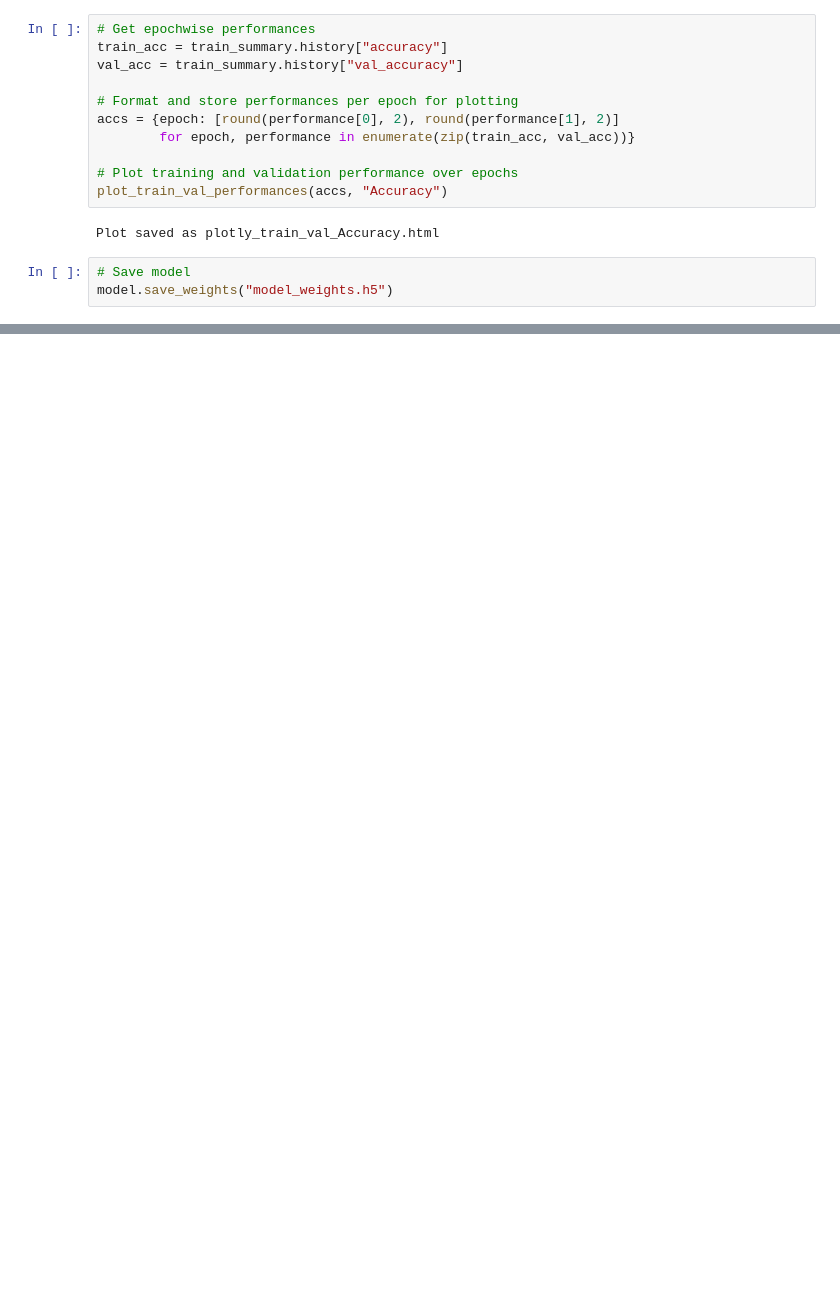
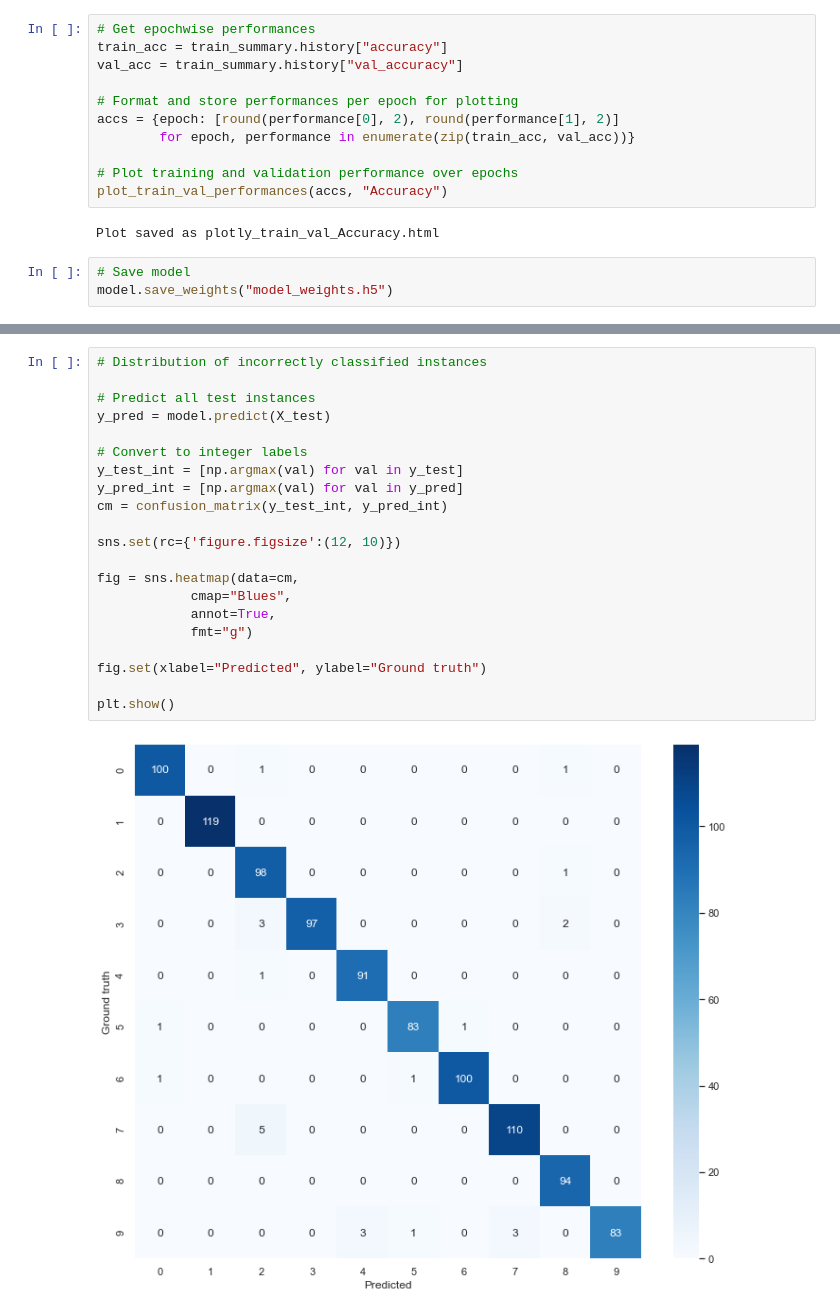
Before and after one commit to cspielvogel/Computer_Vision_Lecture_Notebooks, a Jupyter notebook: Jupyter-notebooks_Convolutional_Neural_Networks/11_CNN_mnist_simple.ipynb, the cells around one changed output, grey strips where cells are left out. Saved outputs shown, nothing was run; the diff lists cells and outputs as text; blank space fills up the shorter version.

```diff
--- a/Jupyter-notebooks_Convolutional_Neural_Networks/11_CNN_mnist_simple.ipynb
+++ b/Jupyter-notebooks_Convolutional_Neural_Networks/11_CNN_mnist_simple.ipynb
@@ -208,0 +278,23 @@ model.save_weights("model_weights.h5")
+# %%
+# Distribution of incorrectly classified instances
+
+# Predict all test instances
+y_pred = model.predict(X_test)
+
+# Convert to integer labels
+y_test_int = [np.argmax(val) for val in y_test]
+y_pred_int = [np.argmax(val) for val in y_pred]
+cm = confusion_matrix(y_test_int, y_pred_int)
+
+sns.set(rc={'figure.figsize':(12, 10)})
+
+fig = sns.heatmap(data=cm,
+            cmap="Blues",
+            annot=True,
+            fmt="g")
+
+fig.set(xlabel="Predicted", ylabel="Ground truth")
+
+plt.show()
+# %% [output]
+[figure, added]
```
Also changed, not shown: parts of 15 cells of this notebook, 4 other files.
